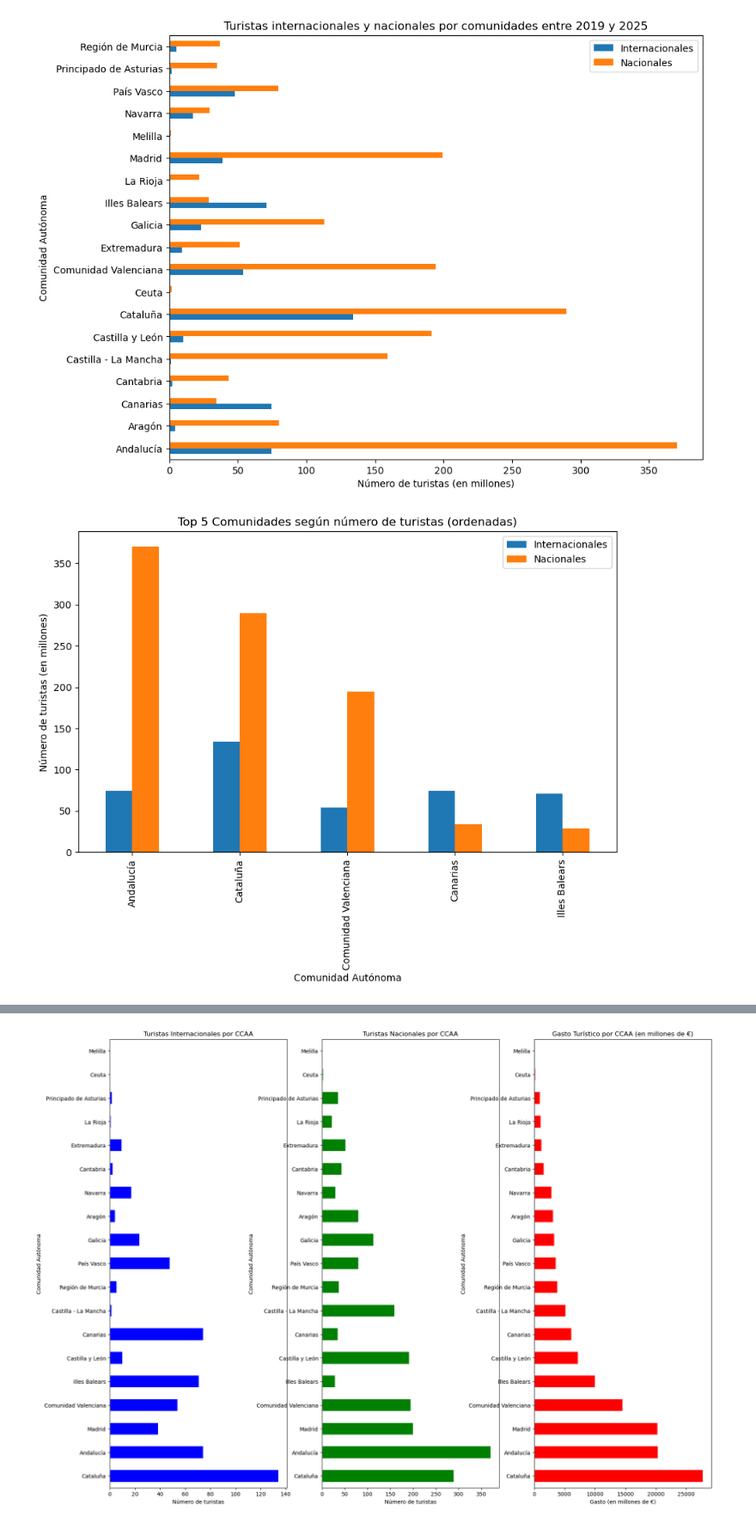
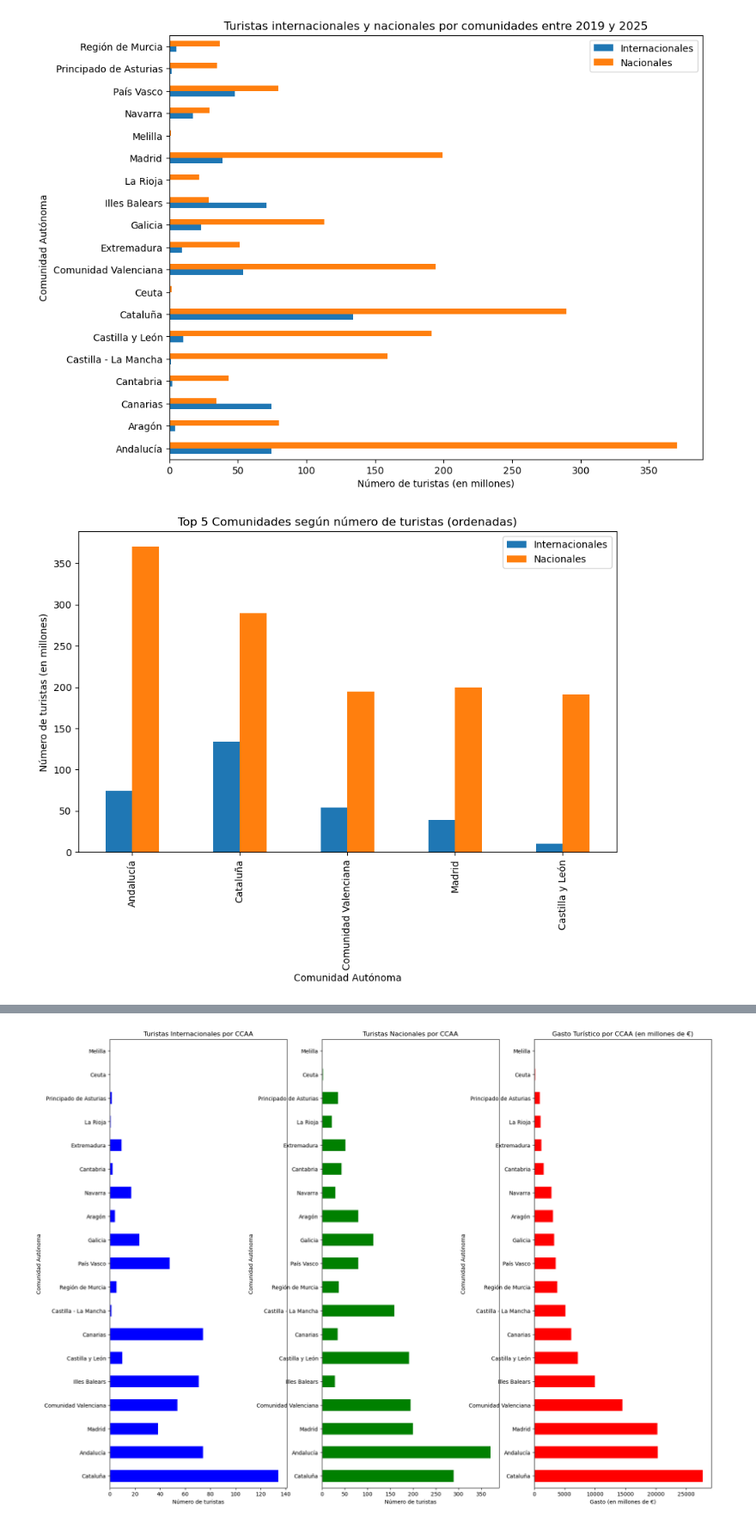
Before and after one commit to lorenabao/ETL_Turismo, a Jupyter notebook: 04_Visualization.ipynb, the cells around one changed output, grey strips where cells are left out. Shown at 86% size. Drawn from its saved outputs; the diff is of its cells as text; code cells hidden in the pictures.

```diff
--- a/04_Visualization.ipynb
+++ b/04_Visualization.ipynb
@@ -83,23 +83,22 @@ plt.show()
 [figure]
 # %%
 # TOP 5 COMUNIDADES SEGÚN NÚMERO DE TURSITAS (ORDENADAS)
-# %%
-ccaa_top5['Turistas_Totales'] = ccaa_top5['Turistas_Internacionales'] + ccaa_top5['Turistas_Nacionales']
-ccaa_top5 = ccaa_top5.sort_values(by='Turistas_Totales', ascending=False)
-ccaa_top5_top5 = ccaa_top5.head(5)
-
-ccaa_top5[['Turistas_Internacionales', 'Turistas_Nacionales']].plot(
-    kind='bar',
-    figsize=(10,6),
-    title="Top 5 Comunidades según número de turistas (ordenadas)",
-    ylabel="Número de turistas (en millones)",
-    xlabel="Comunidad Autónoma")
-
-plt.legend(["Internacionales", "Nacionales"])
-plt.savefig("grafico1.png", dpi=155)   # GUARDAR GRÁFICO PARA LA PARTE 5
-plt.show()
-# %% [output]
-[figure, removed]
+# %%
+turistas_ccaa['Turistas_Totales'] = turistas_ccaa['Turistas_Internacionales'] + turistas_ccaa['Turistas_Nacionales']
+ccaa_top5 = turistas_ccaa.sort_values(by='Turistas_Totales', ascending=False).head(5)
+
+ccaa_top5[['Turistas_Internacionales', 'Turistas_Nacionales']].plot(
+    kind='bar',
+    figsize=(10,6),
+    title="Top 5 Comunidades según número de turistas (ordenadas)",
+    ylabel="Número de turistas (en millones)",
+    xlabel="Comunidad Autónoma")
+
+plt.legend(["Internacionales", "Nacionales"])
+plt.savefig("grafico1.png", dpi=155)    # GUARDAR GRÁFICO PARA LA PARTE 5
+plt.show()
+# %% [output]
+[figure, added]
 # %%
 # DATOS TOTALES DE TURISMO POR TIPO DE TURISTAS EN GRÁFICO DE PASTEL
 # %%
```
Also changed, not shown: parts of 1 cell of this notebook, 1 other file.
